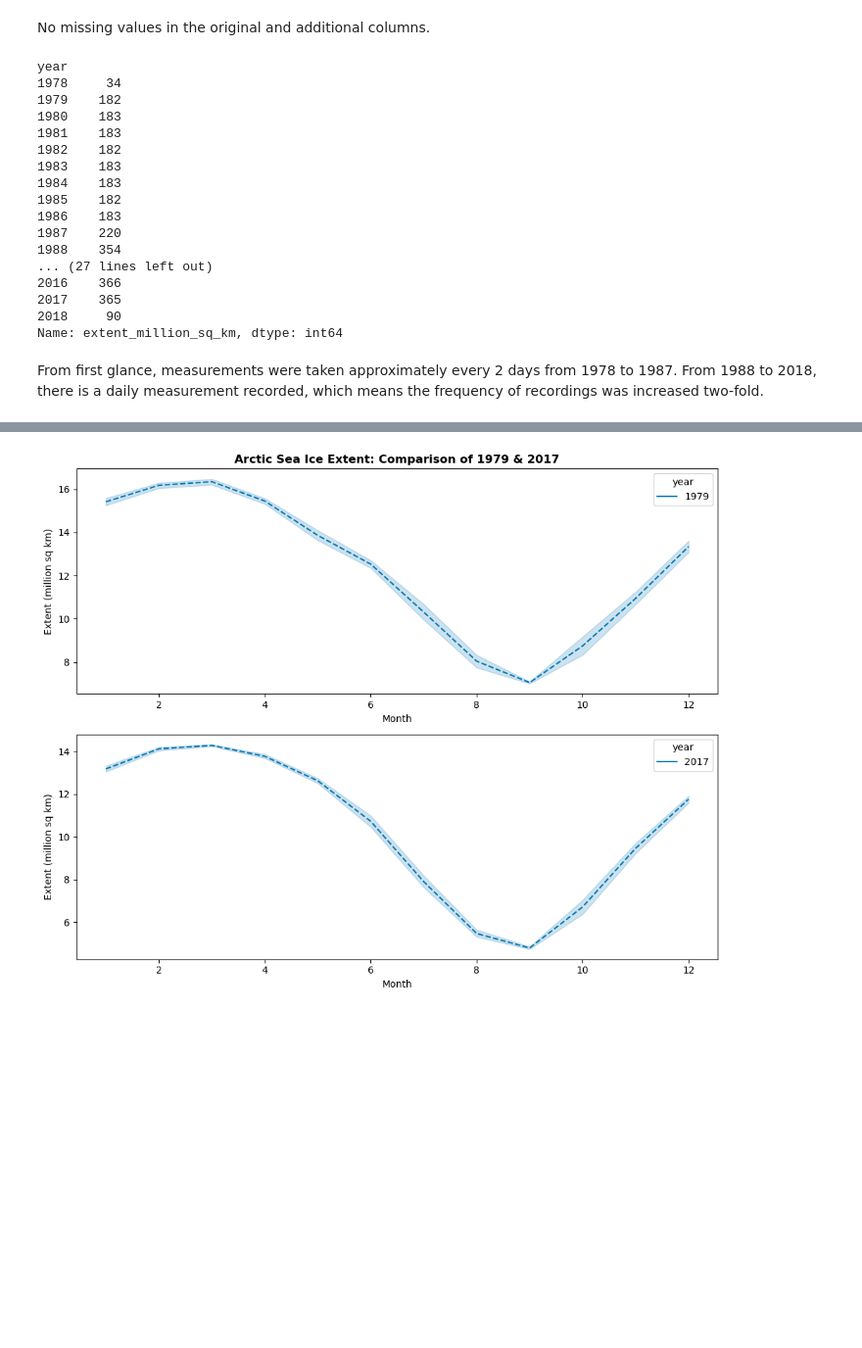
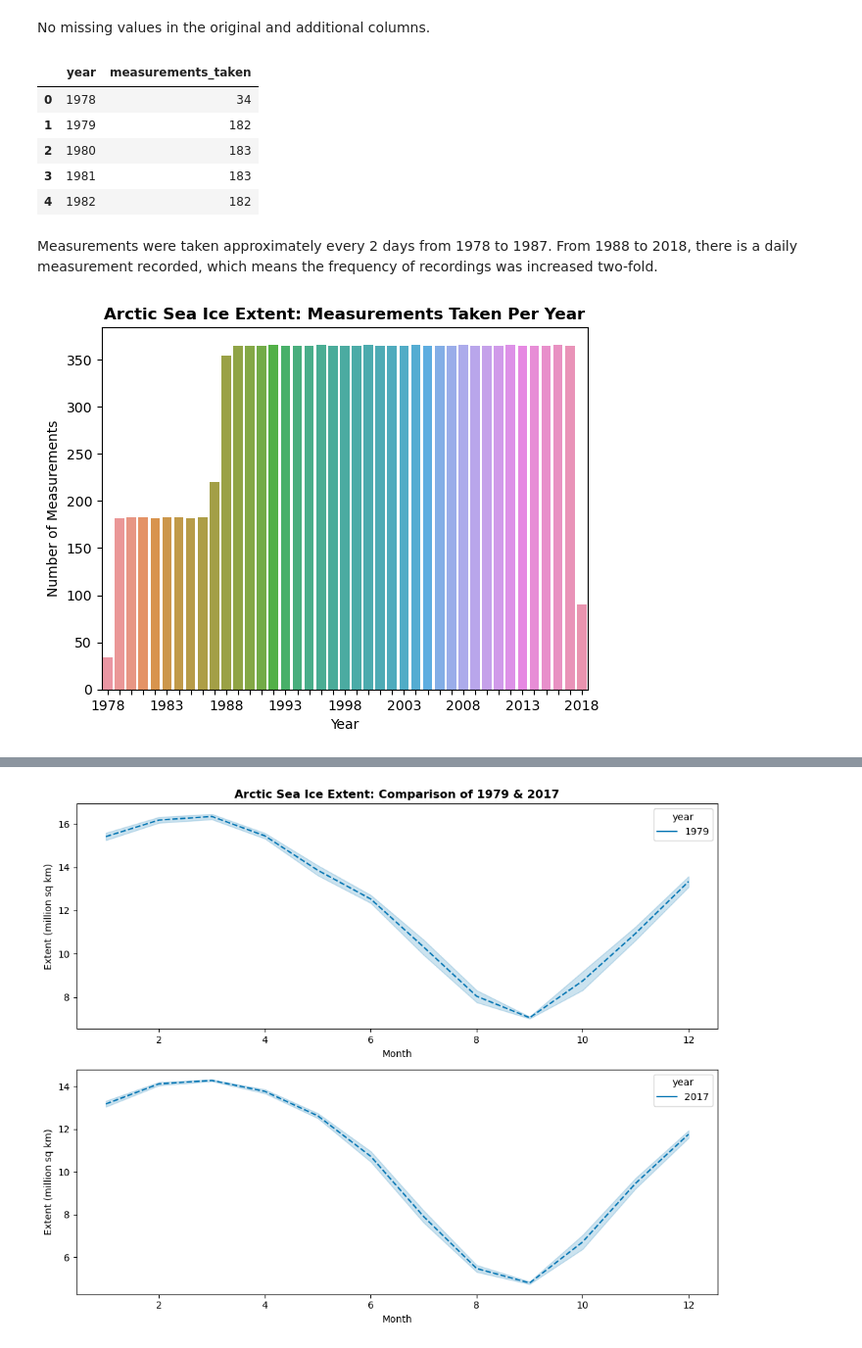
Before and after one commit to giantmagellan/SeaIceForecast, a Jupyter notebook: seaice_eda.ipynb, the cells around one changed output, grey strips where cells are left out. Shown at 98% size. Saved outputs shown, nothing was run; the diff lists cells and outputs as text; code cells hidden in the pictures; blank space fills up the shorter version.

```diff
--- a/seaice_eda.ipynb
+++ b/seaice_eda.ipynb
@@ -68,24 +68,14 @@ dtype: int64
 No missing values in the original and additional columns.
 # %%
 # Count values per year
-sea_ice_df.groupby('year')['extent_million_sq_km'].count()
+yearly_sample_count_df = sea_ice_df.groupby('year')['extent_million_sq_km'].count().reset_index(name='measurements_taken')
+yearly_sample_count_df.head()
 # %% [output]
-year
-1978     34
-1979    182
-1980    183
-1981    183
-1982    182
-1983    183
-1984    183
-1985    182
-1986    183
-1987    220
-1988    354
-... (27 lines left out)
-2016    366
-2017    365
-2018     90
-Name: extent_million_sq_km, dtype: int64
+|  | year | measurements_taken |
+| 0 | 1978 | 34 |
+| 1 | 1979 | 182 |
+| 2 | 1980 | 183 |
+| 3 | 1981 | 183 |
+| 4 | 1982 | 182 |
 # %% [markdown]
-From first glance, measurements were taken approximately every 2 days from 1978 to 1987. From 1988 to 2018, there is a daily measurement recorded, which means the frequency of recordings was increased two-fold.
+Measurements were taken approximately every 2 days from 1978 to 1987. From 1988 to 2018, there is a daily measurement recorded, which means the frequency of recordings was increased two-fold.
@@ -94,0 +82,17 @@ From first glance, measurements were taken approximately every 2 days from 1978
+# %%
+# Plot number of measurements taken per year
+plot_ = sns.barplot(yearly_sample_count_df, x="year", y="measurements_taken")
+plt.title('Arctic Sea Ice Extent: Measurements Taken Per Year', fontweight='bold')
+plt.xlabel('Year')
+plt.ylabel('Number of Measurements')
+
+for ind, label in enumerate(plot_.get_xticklabels()):
+    if ind % 5 == 0:  # every 5th label is kept
+        label.set_visible(True)
+    else:
+        label.set_visible(False)
+
+plt.savefig('figures/measurements_per_year.png')
+plt.show()
+# %% [output]
+[figure, added]
```
Also changed, not shown: parts of 4 cells of this notebook, 2 other files.
